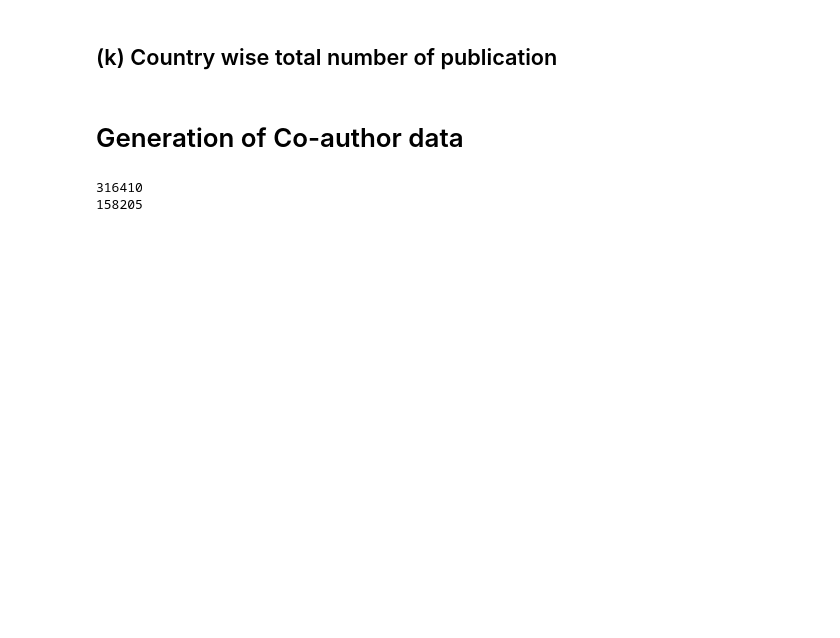
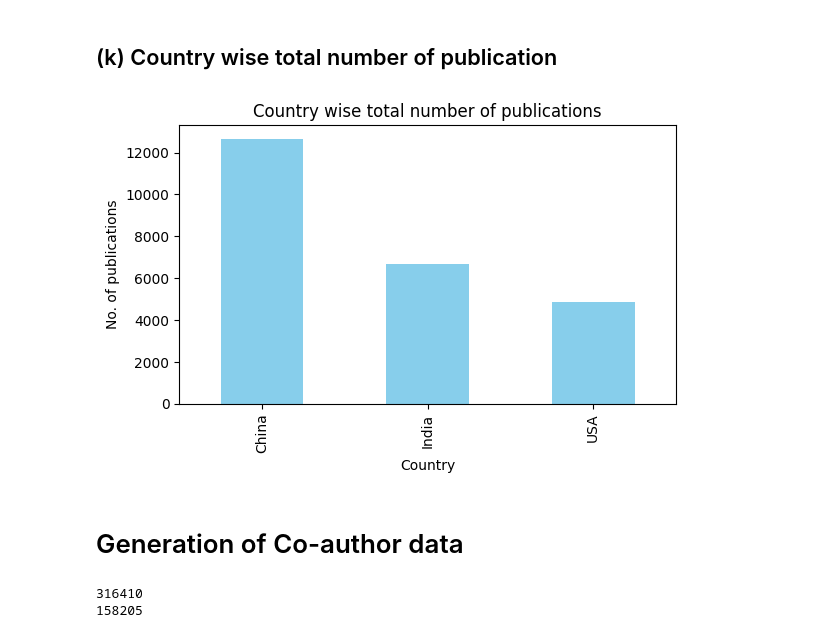
Before and after one commit to SohhamSeal/Dataset-Preprocessing-and-Visualization-using-Python-and-Neo4J, a Jupyter notebook: Python script/code.ipynb, the cells around one changed output. Saved outputs shown, nothing was run; the diff lists cells and outputs as text; code cells hidden in the pictures; blank space fills up the shorter version.

```diff
--- a/Python script/code.ipynb
+++ b/Python script/code.ipynb
@@ -430,7 +402,20 @@ Total number of grants/fundings given to the field:  12214
 # %% [markdown]
 ## (k) Country wise total number of publication
 # %%
-publication_per_country = AD.groupby('Country')[]
+publication_per_country = trimmed_df.groupby('Country')['Title'].count()
+# %%
+# Display a comparison plot
+
+plt.figure(figsize=(6, 4))
+publication_per_country.plot(x='Country', y='count', kind='bar', color='skyblue')
+plt.title('Country wise total number of publications')
+plt.xlabel('Country')
+plt.ylabel('No. of publications')
+plt.xticks(rotation=90)
+plt.tight_layout()
+plt.show()
+# %% [output]
+[figure, added]
 # %% [markdown]
 # Generation of Co-author data
 # %%
```
Also changed, not shown: parts of 11 cells of this notebook, 7 other files.
